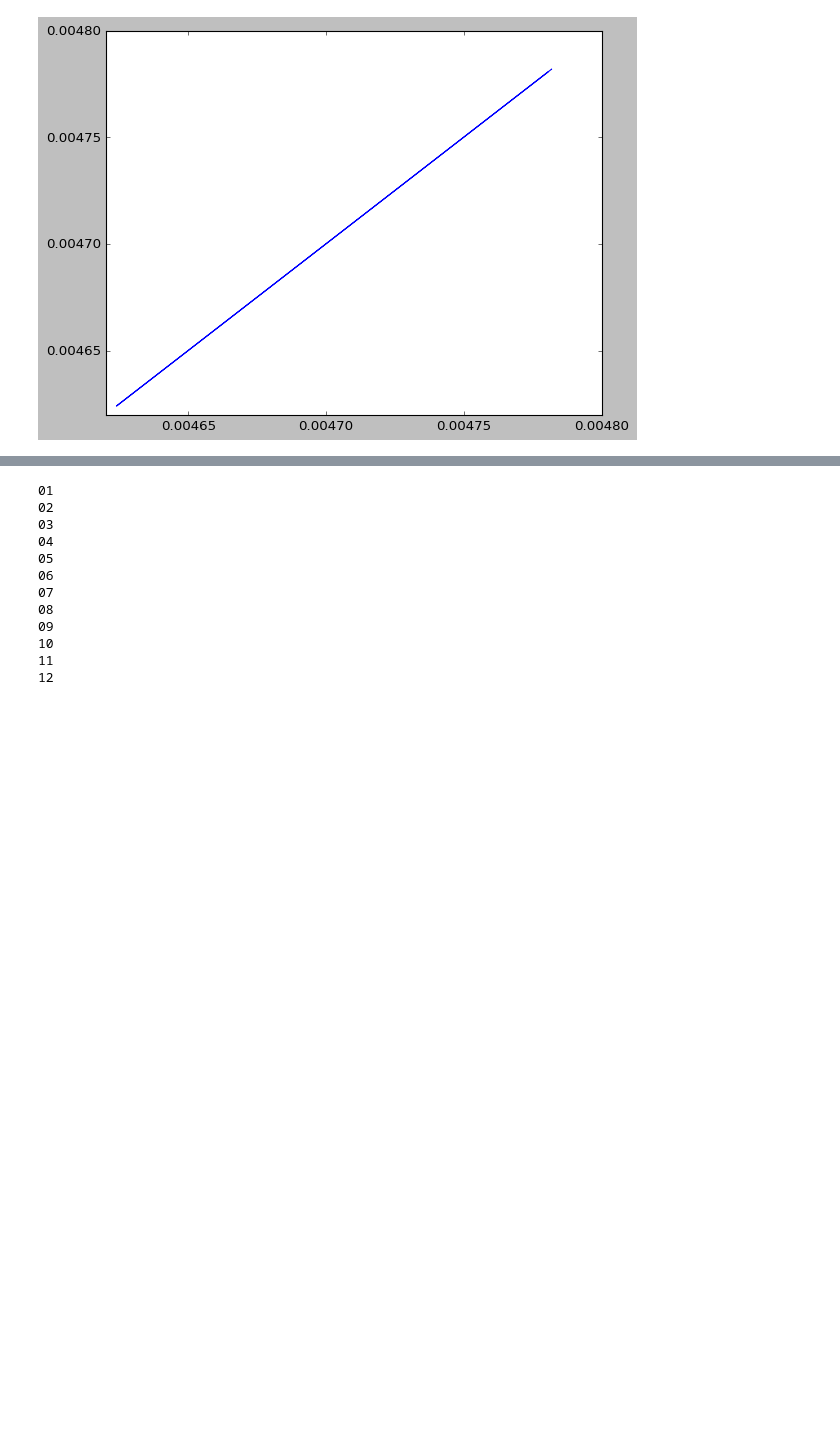
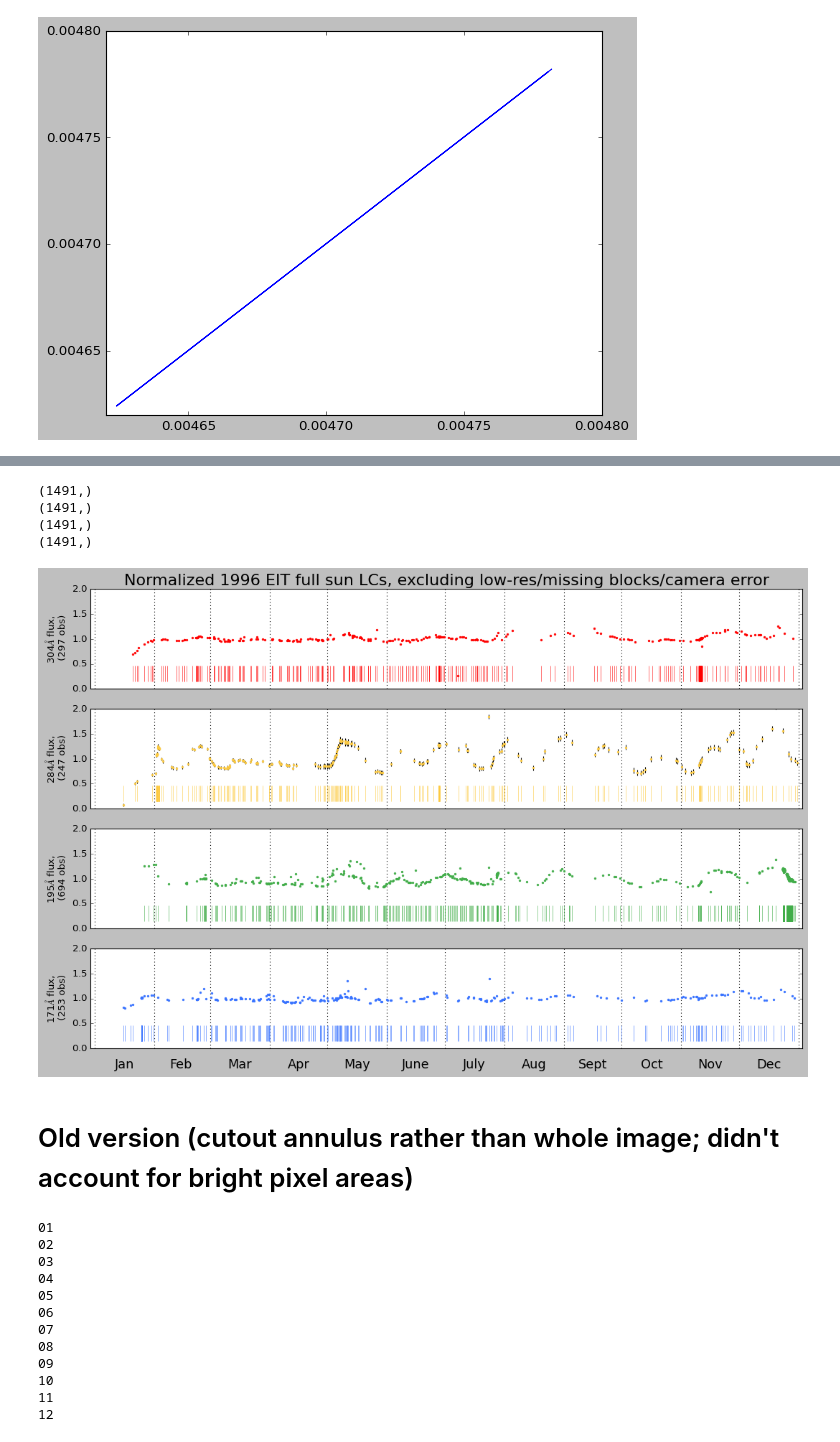
Before and after one commit to esandford/archivalSOHO, a Jupyter notebook: data/EITfluxsum.ipynb, the cells around one changed output, grey strips where cells are left out. Cells and saved outputs as stored; diff of their text form; code cells hidden in the pictures; blank space fills up the shorter version.

```diff
--- a/data/EITfluxsum.ipynb
+++ b/data/EITfluxsum.ipynb
@@ -177,3 +179,6 @@ print(minPhysDistToEdge)
 145485425245.0
 986.334714263
 931063177.4726714
+# %%
+darkImgData =np.loadtxt("./darkImgFluxes_nobakeout.txt")
+print(np.shape(darkImgData))
@@ -180,2 +274,54 @@ print(minPhysDistToEdge)
+# %%
+print(np.shape(ts)) # =2877 in 1996, =2520 in 2011
+print(np.shape(fs))
+print(np.shape(us))
+print(np.shape(ws))
+# %% [output]
+(1491,)
+(1491,)
+(1491,)
+(1491,)
+# %%
+m171 = (ws == 171)
+m195 = (ws == 195)
+m284 = (ws == 284)
+m304 = (ws == 304)
+wmasks = [m304,m284,m195,m171]
+# %%
+cs = ['r', '#fdca40', '#41ad49', '#3772ff']
+fig, axes = plt.subplots(4,1,figsize=(16,10))
+
+runningdaycount = 0
+for i, d in enumerate(dayspermonth):
+    for ax in axes:
+        ax.axvline(runningdaycount,color='k',ls=':')
+    axes[3].text(runningdaycount + d/2, -0.4, months[i],horizontalalignment='center',fontsize=16)
+    runningdaycount = runningdaycount+d
+    # leap years
+    if year%4 == 0 and i==1:
+        runningdaycount = runningdaycount + 1
+
+for i, ax in enumerate(axes):
+    wmask = wmasks[i]
+    plotcolor = cs[i]
+    axes[i].errorbar(ts[wmask] - jan1_thisyear, fs[wmask]/np.median(fs[wmask]), yerr=us[wmask]/np.median(fs[wmask]), ls='None', elinewidth=1, capsize=0, marker='.',ms=5,c=plotcolor,ecolor='k')
+    axes[i].plot(ts[wmask] - jan1_thisyear, 0.3*np.ones_like(ts[wmask]), marker='|',ms=20,mec=plotcolor,ls='None')
+    axes[i].set_ylabel(r"{0}$\AA$ flux,""\n"" ({1} obs)".format(ws[wmask][0],len(ts[wmask])))
+
+for ax in axes:
+    ax.set_xticks([])
+    ax.set_xlim(-2,runningdaycount+2)
+    #ax.axhline(1,ls=":",color='k',zorder=1,lw=0.5)
+    ax.ticklabel_format(scilimits=(-4,4),useMathText=True)
+    ax.set_ylim(0.,2)
+
+
+axes[0].set_title(r'Normalized {0} EIT full sun LCs, excluding low-res/missing blocks/camera error'.format(year),fontsize=20)
+#plt.show()
+plt.savefig("./EIT_LCs_{0}_nocameraerror.pdf".format(year), bbox_inches="tight")
+# %% [output]
+[figure, added]
+# %% [markdown]
+# Old version (cutout annulus rather than whole image; didn't account for bright pixel areas)
 # %%
 #for year in range(1996, 2010):
```
Also changed, not shown: parts of 8 cells of this notebook, 47 other files.
